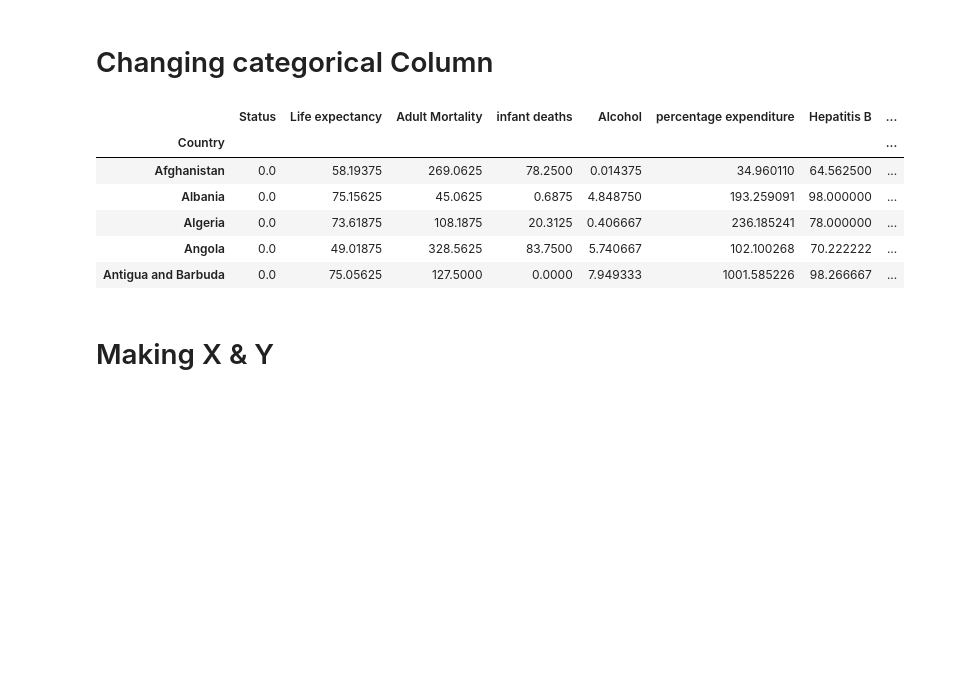
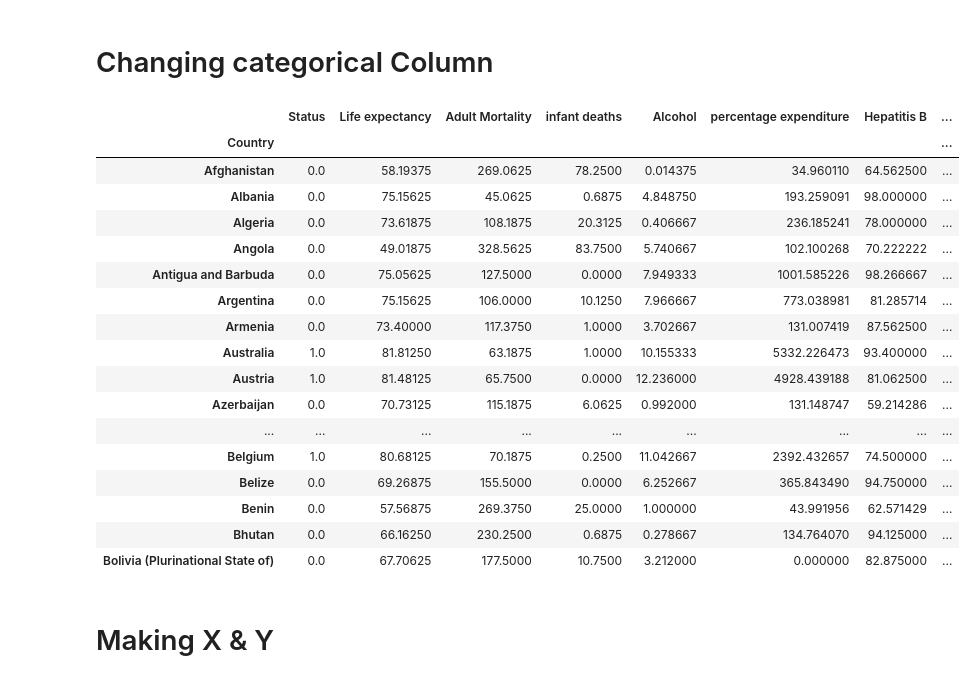
Before and after one commit to MOBBASHER/llSPS-INT-1602-Predicting-Life-Expectancy-using-Machine-Learning, a Jupyter notebook: Predicting Life Expectancy using Machine Learning.ipynb, the cells around one changed output. Cells and saved outputs as stored; diff of their text form; code cells hidden in the pictures; blank space fills up the shorter version.

```diff
--- a/Predicting Life Expectancy using Machine Learning.ipynb
+++ b/Predicting Life Expectancy using Machine Learning.ipynb
@@ -19,0 +10,29 @@ import seaborn as sns
+# %%
+
+import types
+import pandas as pd
+from botocore.client import Config
+import ibm_boto3
+
+def __iter__(self): return 0
+
+# @hidden_cell
+# The following code accesses a file in your IBM Cloud Object Storage. It includes your credentials.
+# You might want to remove those credentials before you share the notebook.
+client_b3482f8df8b645bd81d527c106c7c007 = ibm_boto3.client(service_name='s3',
+    ibm_api_key_id='IFajjGfHefn_pW7C0hn1VbtMMLqou9HcSn_DVgL9RO_F',
+    ibm_auth_endpoint="https://iam.cloud.ibm.com/oidc/token",
+    config=Config(signature_version='oauth'),
+    endpoint_url='https://s3-api.us-geo.objectstorage.service.networklayer.com')
+
+body = client_b3482f8df8b645bd81d527c106c7c007.get_object(Bucket='predictinglifeexpectancyusingmach-donotdelete-pr-y2lowwhgqvyo32',Key='Life Expectancy Data.csv')['Body']
+# add missing __iter__ method, so pandas accepts body as file-like object
+if not hasattr(body, "__iter__"): body.__iter__ = types.MethodType( __iter__, body )
+
+df = pd.read_csv(body)
+
+
+df.replace(to_replace=['Developing', 'Developed'],
+           value= [0, 1],
+           inplace=True)
+df.head()
@@ -71,15 +91,26 @@ LifeData.head()
 # Changing categorical Column
 # %%
 LifeData = LifeData.groupby('Country').mean()
-LifeData.head()
+LifeData.head(20)
 # %% [output]
 |  | Status | Life expectancy | Adult Mortality | infant deaths | Alcohol | percentage expenditure | Hepatitis B | ... |
 | Country |  |  |  |  |  |  |  | ... |
 | Afghanistan | 0.0 | 58.19375 | 269.0625 | 78.2500 | 0.014375 | 34.960110 | 64.562500 | ... |
 | Albania | 0.0 | 75.15625 | 45.0625 | 0.6875 | 4.848750 | 193.259091 | 98.000000 | ... |
 | Algeria | 0.0 | 73.61875 | 108.1875 | 20.3125 | 0.406667 | 236.185241 | 78.000000 | ... |
 | Angola | 0.0 | 49.01875 | 328.5625 | 83.7500 | 5.740667 | 102.100268 | 70.222222 | ... |
 | Antigua and Barbuda | 0.0 | 75.05625 | 127.5000 | 0.0000 | 7.949333 | 1001.585226 | 98.266667 | ... |
+| Argentina | 0.0 | 75.15625 | 106.0000 | 10.1250 | 7.966667 | 773.038981 | 81.285714 | ... |
+| Armenia | 0.0 | 73.40000 | 117.3750 | 1.0000 | 3.702667 | 131.007419 | 87.562500 | ... |
+| Australia | 1.0 | 81.81250 | 63.1875 | 1.0000 | 10.155333 | 5332.226473 | 93.400000 | ... |
+| Austria | 1.0 | 81.48125 | 65.7500 | 0.0000 | 12.236000 | 4928.439188 | 81.062500 | ... |
+| Azerbaijan | 0.0 | 70.73125 | 115.1875 | 6.0625 | 0.992000 | 131.148747 | 59.214286 | ... |
+| ... | ... | ... | ... | ... | ... | ... | ... | ... |
+| Belgium | 1.0 | 80.68125 | 70.1875 | 0.2500 | 11.042667 | 2392.432657 | 74.500000 | ... |
+| Belize | 0.0 | 69.26875 | 155.5000 | 0.0000 | 6.252667 | 365.843490 | 94.750000 | ... |
+| Benin | 0.0 | 57.56875 | 269.3750 | 25.0000 | 1.000000 | 43.991956 | 62.571429 | ... |
+| Bhutan | 0.0 | 66.16250 | 230.2500 | 0.6875 | 0.278667 | 134.764070 | 94.125000 | ... |
+| Bolivia (Plurinational State of) | 0.0 | 67.70625 | 177.5000 | 10.7500 | 3.212000 | 0.000000 | 82.875000 | ... |
 # %% [markdown]
 # Making X & Y
 # %%
```
Also changed, not shown: parts of 14 cells of this notebook.
